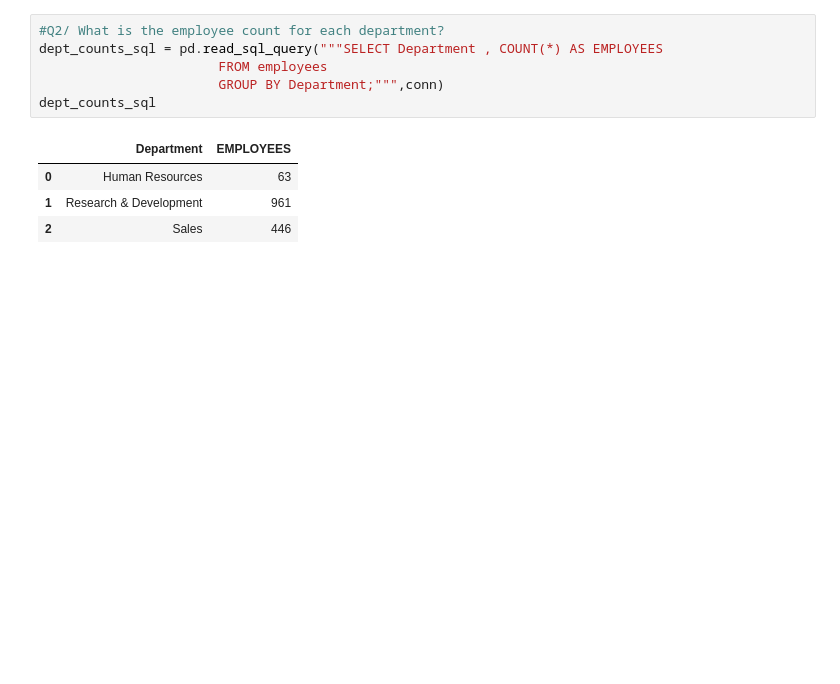
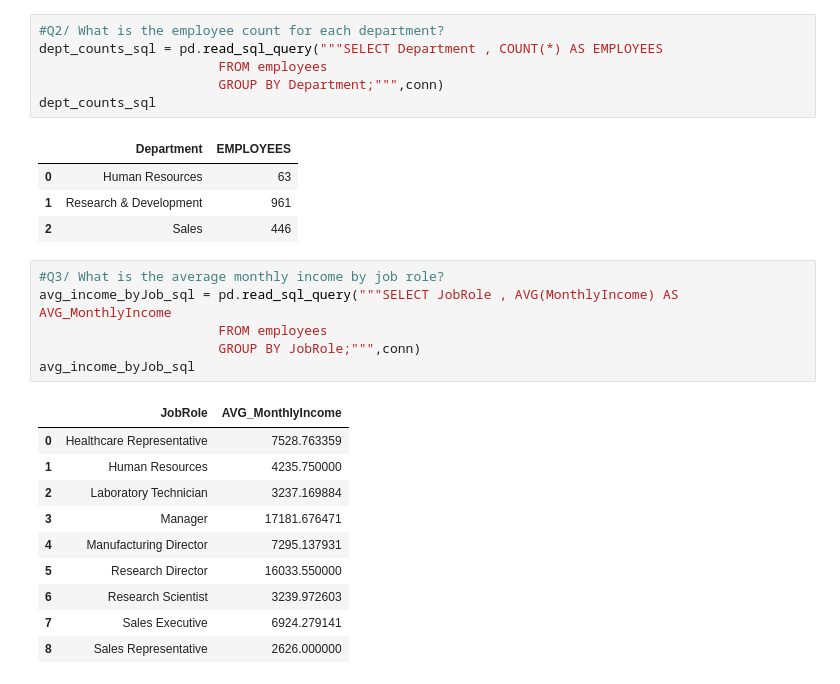
Before and after one commit to ibrahim-alatyan/HR_Analysis_DASHBOARD, a Jupyter notebook: Analysis.ipynb, the cells around one changed output. Cells and saved outputs as stored; diff of their text form; blank space fills up the shorter version.

```diff
--- a/Analysis.ipynb
+++ b/Analysis.ipynb
@@ -252,3 +252,20 @@ dept_counts_sql
 | 0 | Human Resources | 63 |
 | 1 | Research & Development | 961 |
 | 2 | Sales | 446 |
+# %%
+#Q3/ What is the average monthly income by job role?
+avg_income_byJob_sql = pd.read_sql_query("""SELECT JobRole , AVG(MonthlyIncome) AS AVG_MonthlyIncome
+                       FROM employees
+                       GROUP BY JobRole;""",conn)
+avg_income_byJob_sql
+# %% [output]
+|  | JobRole | AVG_MonthlyIncome |
+| 0 | Healthcare Representative | 7528.763359 |
+| 1 | Human Resources | 4235.750000 |
+| 2 | Laboratory Technician | 3237.169884 |
+| 3 | Manager | 17181.676471 |
+| 4 | Manufacturing Director | 7295.137931 |
+| 5 | Research Director | 16033.550000 |
+| 6 | Research Scientist | 3239.972603 |
+| 7 | Sales Executive | 6924.279141 |
+| 8 | Sales Representative | 2626.000000 |
```
